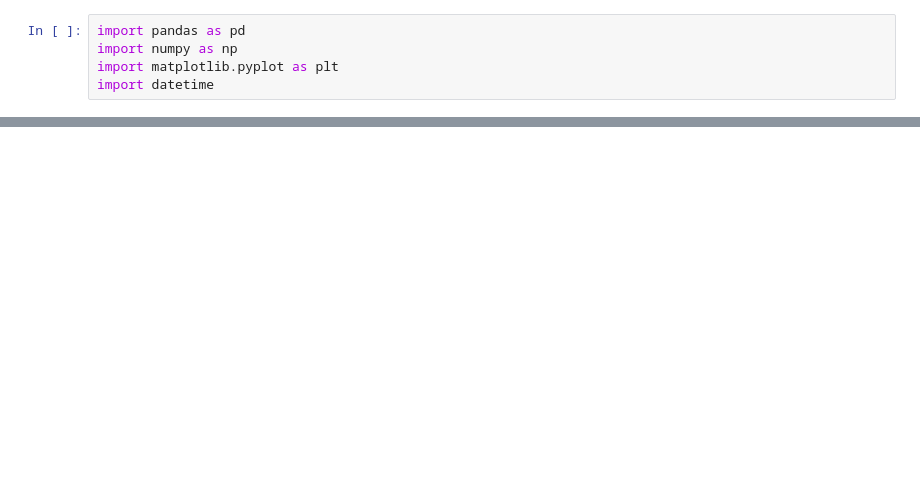
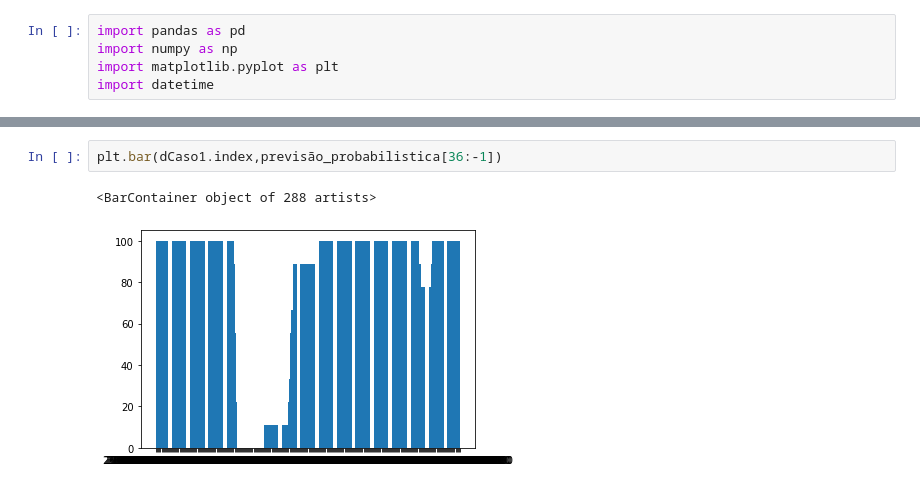
Before and after one commit to lucasdmarten/tcc, a Jupyter notebook: jupyter_scripts/compare_ensembles_obs.ipynb, the cells around one changed output, grey strips where cells are left out. Cells and saved outputs as stored; diff of their text form; blank space fills up the shorter version.

```diff
--- a/jupyter_scripts/compare_ensembles_obs.ipynb
+++ b/jupyter_scripts/compare_ensembles_obs.ipynb
@@ -189,0 +260,5 @@ plt.show()
+# %%
+plt.bar(dCaso1.index,previsão_probabilistica[36:-1])
+# %% [output]
+<BarContainer object of 288 artists>
+[figure, added]
```
Also changed, not shown: parts of 10 cells of this notebook, 16 other files.
